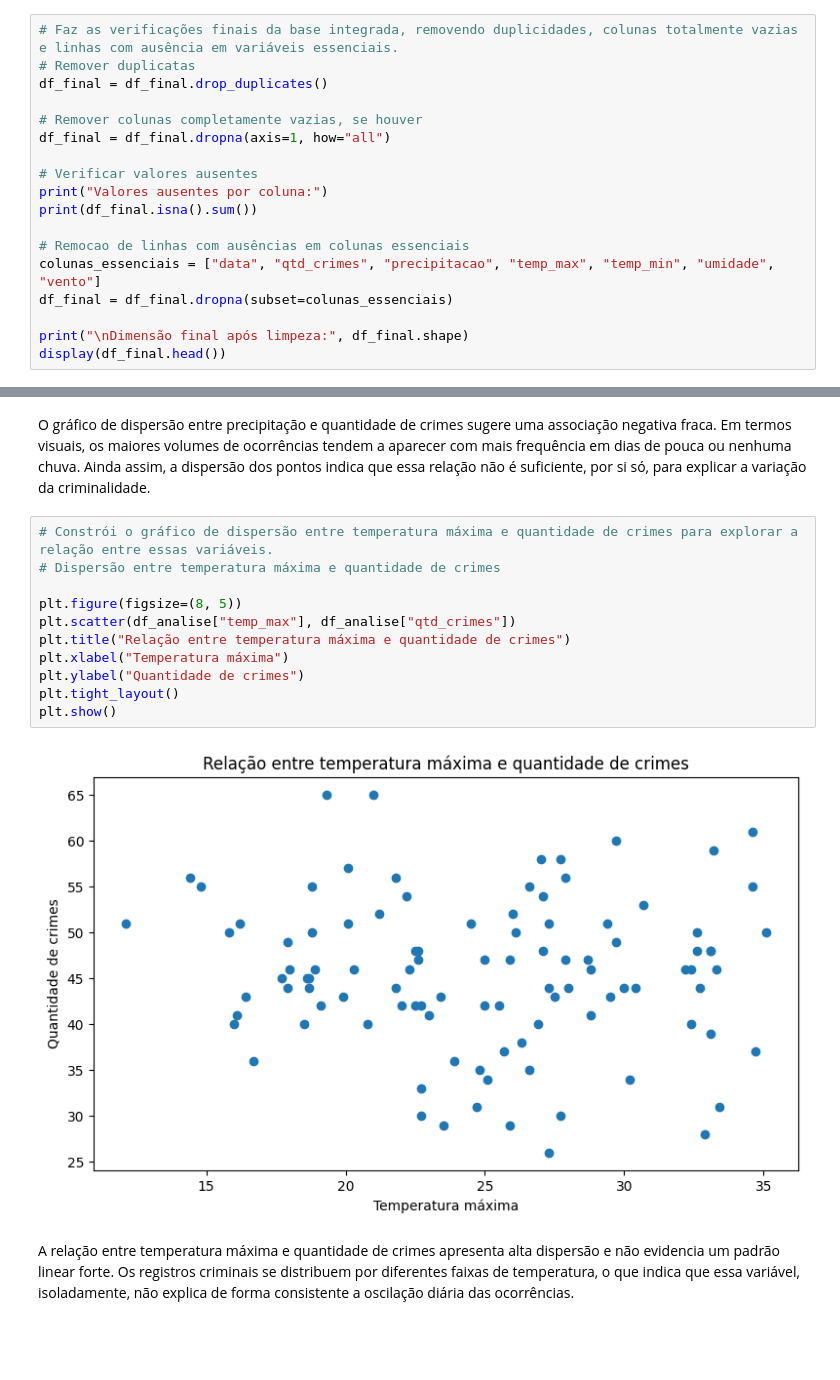
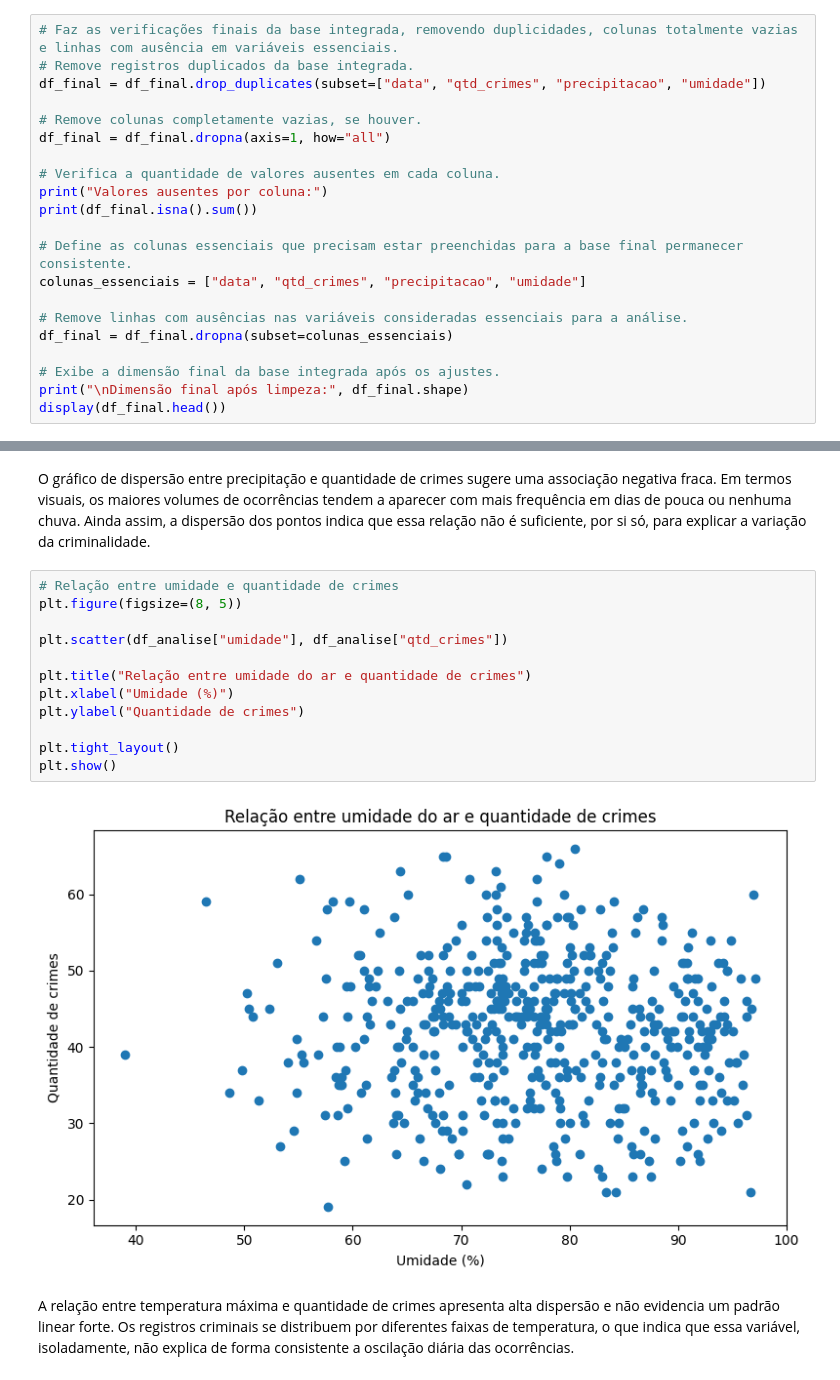
Before and after one commit to Alek-2321/Trabalho_Machine_Learning_F.Posser, a Jupyter notebook: machine_learning_trabalho_F_Posser.ipynb, the cells around one changed output, grey strips where cells are left out. Cells and saved outputs as stored; diff of their text form; blank space fills up the shorter version.

```diff
--- a/machine_learning_trabalho_F_Posser.ipynb
+++ b/machine_learning_trabalho_F_Posser.ipynb
@@ -356,20 +442,23 @@ Depois do merge, a base integrada passa por verificações finais de consistênc
 Essa etapa gera a base analítica final utilizada nas análises exploratórias.
 # %%
 # Faz as verificações finais da base integrada, removendo duplicidades, colunas totalmente vazias e linhas com ausência em variáveis essenciais.
-# Remover duplicatas
-df_final = df_final.drop_duplicates()
+# Remove registros duplicados da base integrada.
+df_final = df_final.drop_duplicates(subset=["data", "qtd_crimes", "precipitacao", "umidade"])
 
-# Remover colunas completamente vazias, se houver
+# Remove colunas completamente vazias, se houver.
 df_final = df_final.dropna(axis=1, how="all")
 
-# Verificar valores ausentes
+# Verifica a quantidade de valores ausentes em cada coluna.
 print("Valores ausentes por coluna:")
 print(df_final.isna().sum())
 
-# Remocao de linhas com ausências em colunas essenciais
-colunas_essenciais = ["data", "qtd_crimes", "precipitacao", "temp_max", "temp_min", "umidade", "vento"]
+# Define as colunas essenciais que precisam estar preenchidas para a base final permanecer consistente.
+colunas_essenciais = ["data", "qtd_crimes", "precipitacao", "umidade"]
+
+# Remove linhas com ausências nas variáveis consideradas essenciais para a análise.
 df_final = df_final.dropna(subset=colunas_essenciais)
 
+# Exibe a dimensão final da base integrada após os ajustes.
 print("\nDimensão final após limpeza:", df_final.shape)
 display(df_final.head())
 # %% [output]
@@ -504,17 +613,18 @@ plt.show()
 # %% [markdown]
 O gráfico de dispersão entre precipitação e quantidade de crimes sugere uma associação negativa fraca. Em termos visuais, os maiores volumes de ocorrências tendem a aparecer com mais frequência em dias de pouca ou nenhuma chuva. Ainda assim, a dispersão dos pontos indica que essa relação não é suficiente, por si só, para explicar a variação da criminalidade.
 # %%
-# Constrói o gráfico de dispersão entre temperatura máxima e quantidade de crimes para explorar a relação entre essas variáveis.
-# Dispersão entre temperatura máxima e quantidade de crimes
+# Relação entre umidade e quantidade de crimes
+plt.figure(figsize=(8, 5))
 
-plt.figure(figsize=(8, 5))
-plt.scatter(df_analise["temp_max"], df_analise["qtd_crimes"])
-plt.title("Relação entre temperatura máxima e quantidade de crimes")
-plt.xlabel("Temperatura máxima")
+plt.scatter(df_analise["umidade"], df_analise["qtd_crimes"])
+
+plt.title("Relação entre umidade do ar e quantidade de crimes")
+plt.xlabel("Umidade (%)")
 plt.ylabel("Quantidade de crimes")
+
 plt.tight_layout()
 plt.show()
 # %% [output]
-[figure, old version]
+[figure, new version]
 # %% [markdown]
 A relação entre temperatura máxima e quantidade de crimes apresenta alta dispersão e não evidencia um padrão linear forte. Os registros criminais se distribuem por diferentes faixas de temperatura, o que indica que essa variável, isoladamente, não explica de forma consistente a oscilação diária das ocorrências.
```
Also changed, not shown: parts of 22 cells of this notebook.
